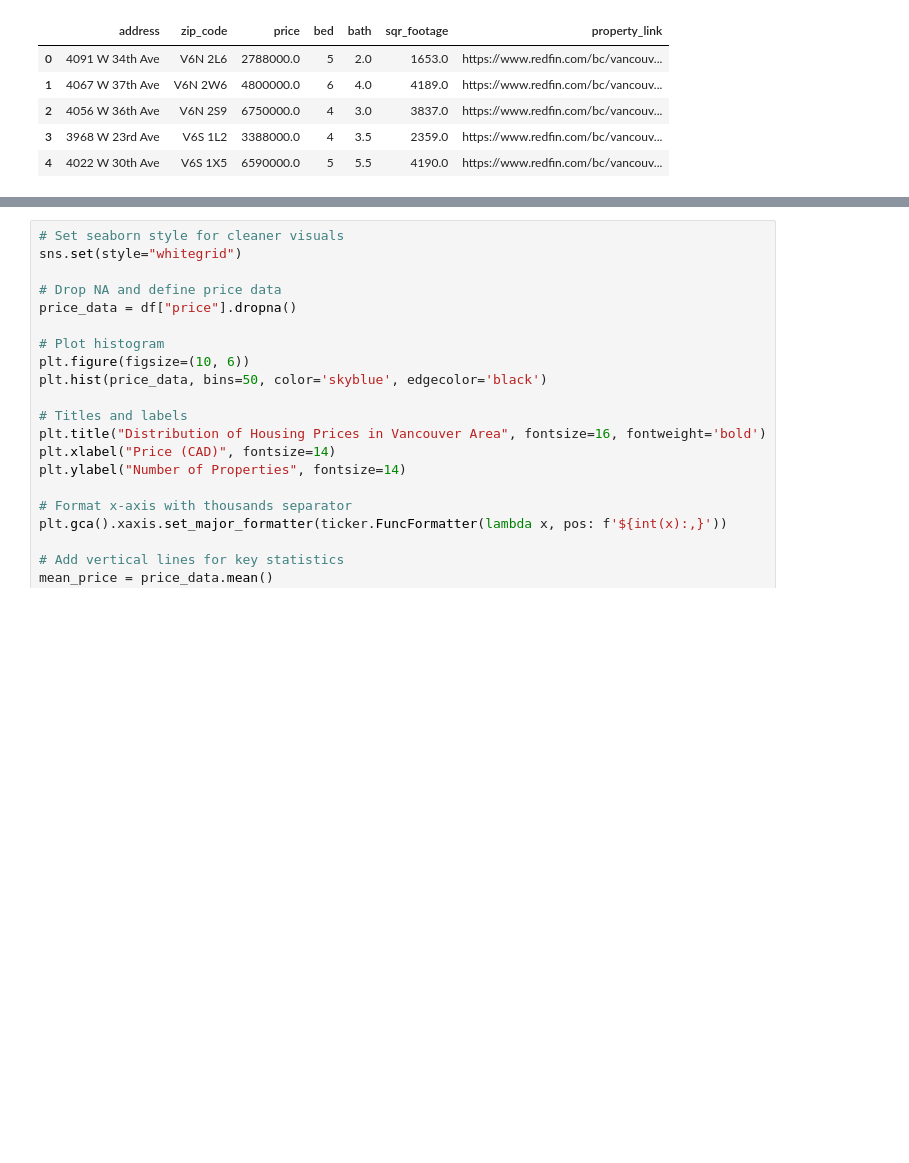
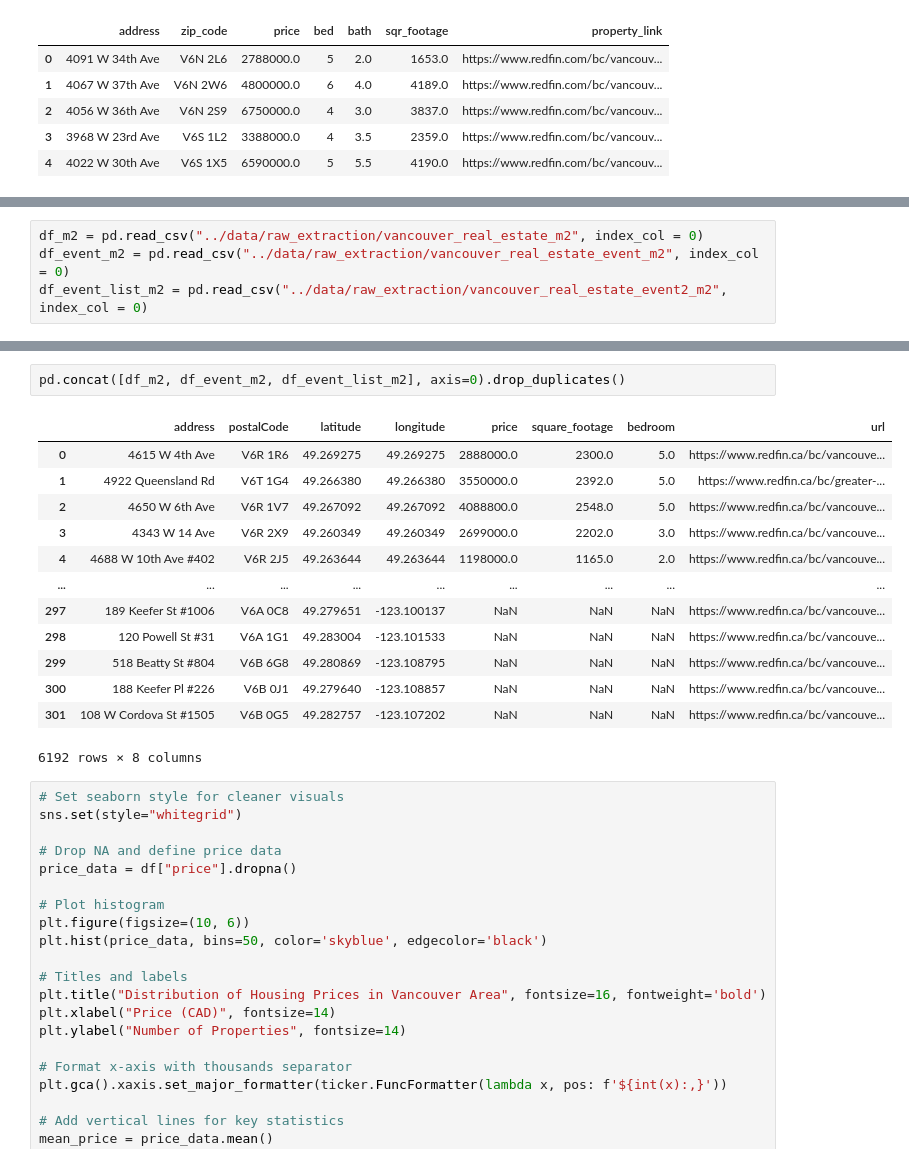
Before and after one commit to chrisgqy/Redfin_RealEstate_ETL, a Jupyter notebook: notebook/transformation.ipynb, the cells around one changed output, grey strips where cells are left out. Drawn from its saved outputs; the diff is of its cells as text; blank space fills up the shorter version.

```diff
--- a/notebook/transformation.ipynb
+++ b/notebook/transformation.ipynb
@@ -63,0 +43,4 @@ df_m1.describe()
+# %%
+df_m2 = pd.read_csv("../data/raw_extraction/vancouver_real_estate_m2", index_col = 0)
+df_event_m2 = pd.read_csv("../data/raw_extraction/vancouver_real_estate_event_m2", index_col = 0)
+df_event_list_m2 = pd.read_csv("../data/raw_extraction/vancouver_real_estate_event2_m2", index_col = 0)
@@ -64,3 +65,19 @@ df_m1.describe()
+# %%
+pd.concat([df_m2, df_event_m2, df_event_list_m2], axis=0).drop_duplicates()
+# %% [output]
+|  | address | postalCode | latitude | longitude | price | square_footage | bedroom | url |
+| 0 | 4615 W 4th Ave | V6R 1R6 | 49.269275 | 49.269275 | 2888000.0 | 2300.0 | 5.0 | https://www.redfin.ca/bc/vancouve... |
+| 1 | 4922 Queensland Rd | V6T 1G4 | 49.266380 | 49.266380 | 3550000.0 | 2392.0 | 5.0 | https://www.redfin.ca/bc/greater-... |
+| 2 | 4650 W 6th Ave | V6R 1V7 | 49.267092 | 49.267092 | 4088800.0 | 2548.0 | 5.0 | https://www.redfin.ca/bc/vancouve... |
+| 3 | 4343 W 14 Ave | V6R 2X9 | 49.260349 | 49.260349 | 2699000.0 | 2202.0 | 3.0 | https://www.redfin.ca/bc/vancouve... |
+| 4 | 4688 W 10th Ave #402 | V6R 2J5 | 49.263644 | 49.263644 | 1198000.0 | 1165.0 | 2.0 | https://www.redfin.ca/bc/vancouve... |
+| ... | ... | ... | ... | ... | ... | ... | ... | ... |
+| 297 | 189 Keefer St #1006 | V6A 0C8 | 49.279651 | -123.100137 | NaN | NaN | NaN | https://www.redfin.ca/bc/vancouve... |
+| 298 | 120 Powell St #31 | V6A 1G1 | 49.283004 | -123.101533 | NaN | NaN | NaN | https://www.redfin.ca/bc/vancouve... |
+| 299 | 518 Beatty St #804 | V6B 6G8 | 49.280869 | -123.108795 | NaN | NaN | NaN | https://www.redfin.ca/bc/vancouve... |
+| 300 | 188 Keefer Pl #226 | V6B 0J1 | 49.279640 | -123.108857 | NaN | NaN | NaN | https://www.redfin.ca/bc/vancouve... |
+| 301 | 108 W Cordova St #1505 | V6B 0G5 | 49.282757 | -123.107202 | NaN | NaN | NaN | https://www.redfin.ca/bc/vancouve... |
+6192 rows × 8 columns
 # %%
 # Set seaborn style for cleaner visuals
 sns.set(style="whitegrid")
```
Also changed, not shown: parts of 7 cells of this notebook.
